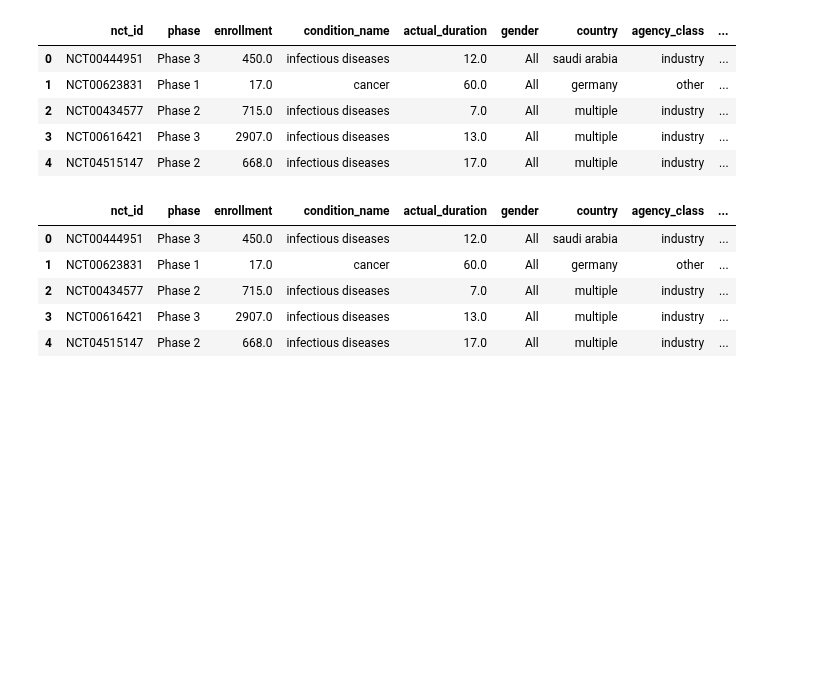
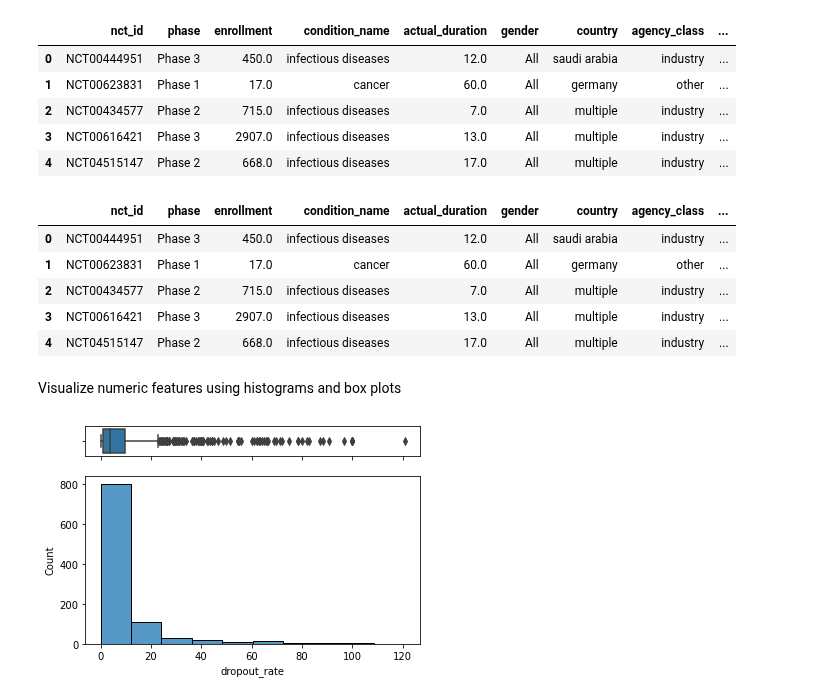
Before and after one commit to brunalos/clinical-trials-ml, a Jupyter notebook: vaccines.ipynb, the cells around one changed output. Saved outputs shown, nothing was run; the diff lists cells and outputs as text; code cells hidden in the pictures; blank space fills up the shorter version.

Commit message:
feat: added new plots

```diff
--- a/vaccines.ipynb
+++ b/vaccines.ipynb
@@ -1613,3 +1613,23 @@ df_ml.head()
 | 2 | NCT00434577 | Phase 2 | 715.0 | infectious diseases | 7.0 | All | multiple | industry | ... |
 | 3 | NCT00616421 | Phase 3 | 2907.0 | infectious diseases | 13.0 | All | multiple | industry | ... |
 | 4 | NCT04515147 | Phase 2 | 668.0 | infectious diseases | 17.0 | All | multiple | industry | ... |
+# %% [markdown]
+Visualize numeric features using histograms and box plots
+# %%
+# define function to add a boxplot on top of a histogram
+def creating_box_hist(column, df, bin):
+    # Create a figure composed of two matplotlib.Axes objects (ax_box and ax_hist)
+    f, (ax_box, ax_hist) = plt.subplots(2, sharex=True, gridspec_kw={"height_ratios": (.15, .85)})
+
+    # Assigning a graph to each ax
+    sns.boxplot(x=column, data=df, ax=ax_box)
+    sns.histplot(data=df, x=column, ax=ax_hist, bins=bin)
+
+    # Remove x axis name for the boxplot
+    ax_box.set(xlabel='')
+    plt.show()
+# %%
+# Plot dropout rate
+creating_box_hist('dropout_rate', df_ml, 10)
+# %% [output]
+[figure, added]
```
Also changed, not shown: parts of 6 cells of this notebook.
